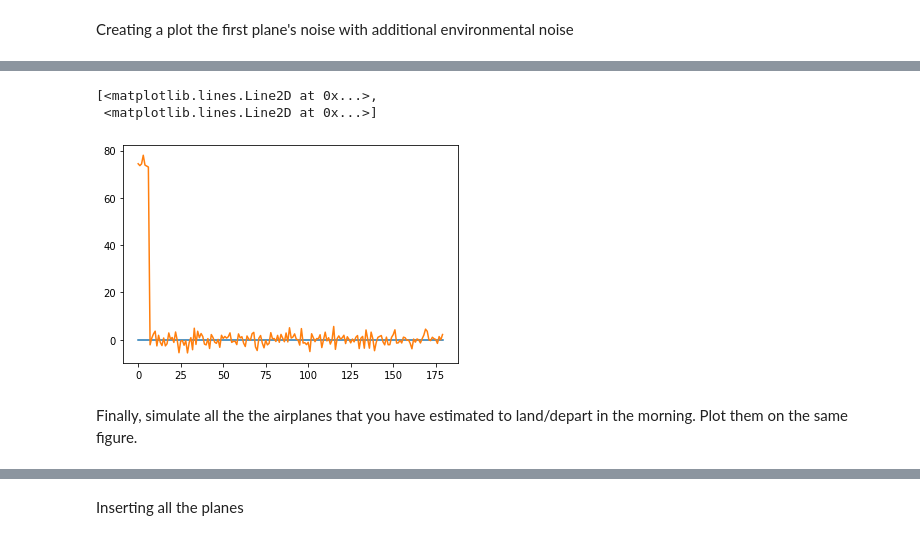
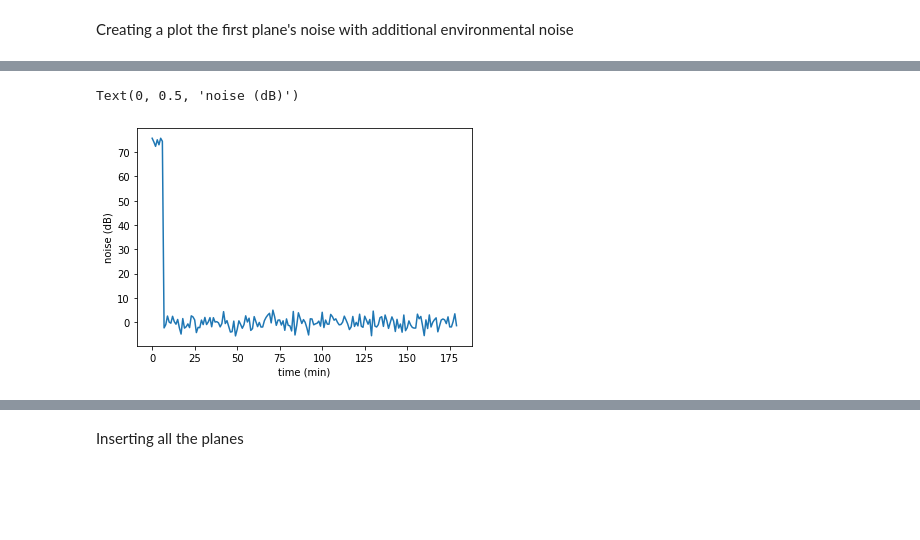
Before and after one commit to kzapalac/PythonTutorials, a Jupyter notebook: tutorial_ex_10/tutorial010Exercise.ipynb, the cells around one changed output, grey strips where cells are left out. Saved outputs shown, nothing was run; the diff lists cells and outputs as text; code cells hidden in the pictures; blank space fills up the shorter version.

```diff
--- a/tutorial_ex_10/tutorial010Exercise.ipynb
+++ b/tutorial_ex_10/tutorial010Exercise.ipynb
@@ -47,21 +361,19 @@ Creating a plot the first plane's noise with additional environmental noise
 # %%
 #figure out start and stop of the first plane
 planeIndex = 0 # THIS IS THE ONLY THING WE SHOULD NEED TO CHANGE
 start = planeIndex*planeIntervalAM
 stop = start + noysMinPerPlane
 
 #make the noise profile\nextPLaneNoys = np.zeros((mornMins, 1))
 nextPlaneNoys = np.zeros((mornMins, 1)) # make reusable numpy array to hold the plane noise and environmental noise
 nextPlaneNoys[start:stop, :] = noysLevel # insert the uncorrupted plane noise for plane 1
-envNoys = noysVar*np.random.randn(mornMins, 1) # create environmental noise array with same dimensions as
-nextPlaneNoys = nextPlaneNoys + envNoys
+envNoys = noysVar*np.random.randn(mornMins, 1) # create environmental noise array with same dimensions as nextPlaneNoys
+planeNoys = nextPlaneNoys + envNoys #inserting the first plane noise into the large array
 
-#append it tour "all planes" array
-planeNoys = np.hstack((planeNoys, nextPlaneNoys))
+#plottiong to make sure it worked
 plt.plot(planeNoys)
+plt.xlabel('time (min)')
+plt.ylabel('noise (dB)')
 # %% [output]
-[<matplotlib.lines.Line2D at 0x...>,
- <matplotlib.lines.Line2D at 0x...>]
+Text(0, 0.5, 'noise (dB)')
-[figure, old version]
+[figure, new version]
-# %% [markdown]
-Finally, simulate all the the airplanes that you have estimated to land/depart in the morning. Plot them on the same figure.
```
Also changed, not shown: parts of 43 cells of this notebook.
